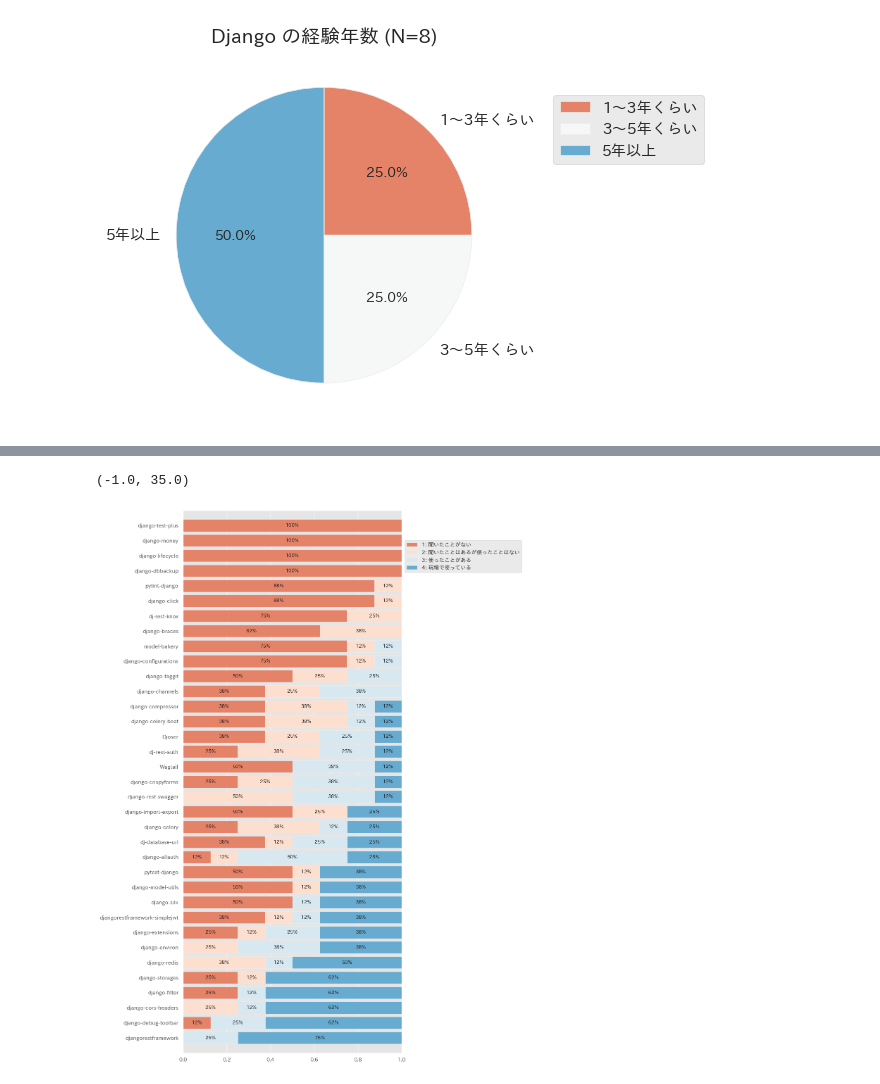
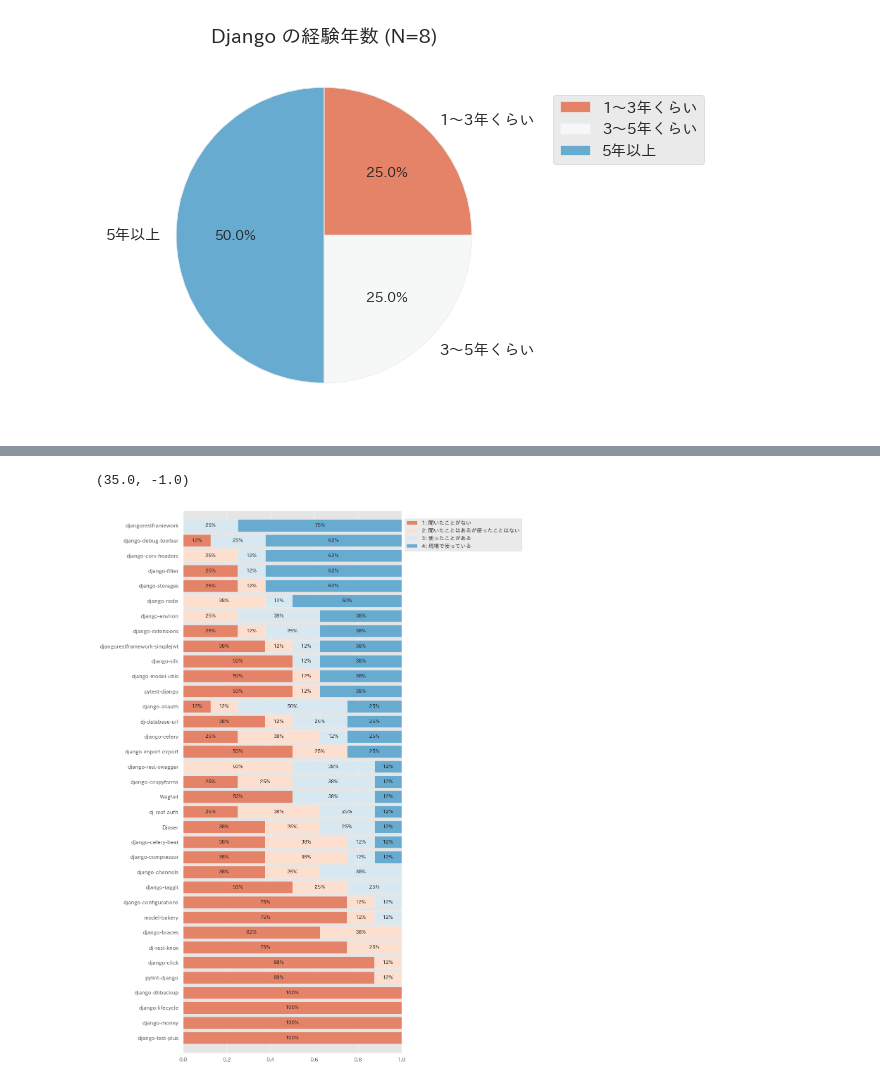
Before and after one commit to akiyoko/advent-calendar-2022-django-survey, a Jupyter notebook: django_survey_2022.ipynb, the cells around one changed output, grey strips where cells are left out. Cells and saved outputs as stored; diff of their text form; code cells hidden in the pictures.

```diff
--- a/django_survey_2022.ipynb
+++ b/django_survey_2022.ipynb
@@ -166,34 +166,34 @@ colors = plt.get_cmap('RdBu')(np.linspace(0.25, 0.75, n_cols))
 
 # https://qiita.com/cnloni/items/20b5908fbae755192498
 fig, ax = plt.subplots(figsize=(8.0, 20.0))
 ax.set_yticks(positions)
 ax.set_yticklabels(df_count.index)
 
 for i in range(len(df_count.columns)):
     # 棒グラフを描画する
     bar = ax.barh(
         positions, df_count.iloc[:, i],
         left=offsets,
         color=colors[i],
         label=df_count.columns[i]
     )
     offsets += df_count.iloc[:, i]
 
     # 棒グラフのラベルを描画する
     for rect, value in zip(bar, df_count.iloc[:, i]):
         cx = rect.get_x() + rect.get_width() / 2
         cy = rect.get_y() + rect.get_height() / 2
         ax.text(cx, cy, f'{value:.0%}' if value > 0 else '', color='k', ha='center', va='center')
 
 # 凡例を表示
-ax.legend(bbox_to_anchor=(1, 0.95))
+ax.legend(bbox_to_anchor=(1, 0.99))
 # Y軸を反転させる
 # https://pystyle.info/matplotlib-invert-axis/
 ax.invert_yaxis()
 
 # 上下の余白を調整
 # https://stackoverflow.com/questions/30858138/manipulating-top-and-bottom-margins-in-pyplot-horizontal-stacked-bar-chart-barh
-plt.ylim(min(positions) - 1, max(positions) + 1)
+plt.ylim(max(positions) + 1, min(positions) - 1)
 # %% [output]
-(-1.0, 35.0)
+(35.0, -1.0)
-[figure, old version]
+[figure, new version]
```
